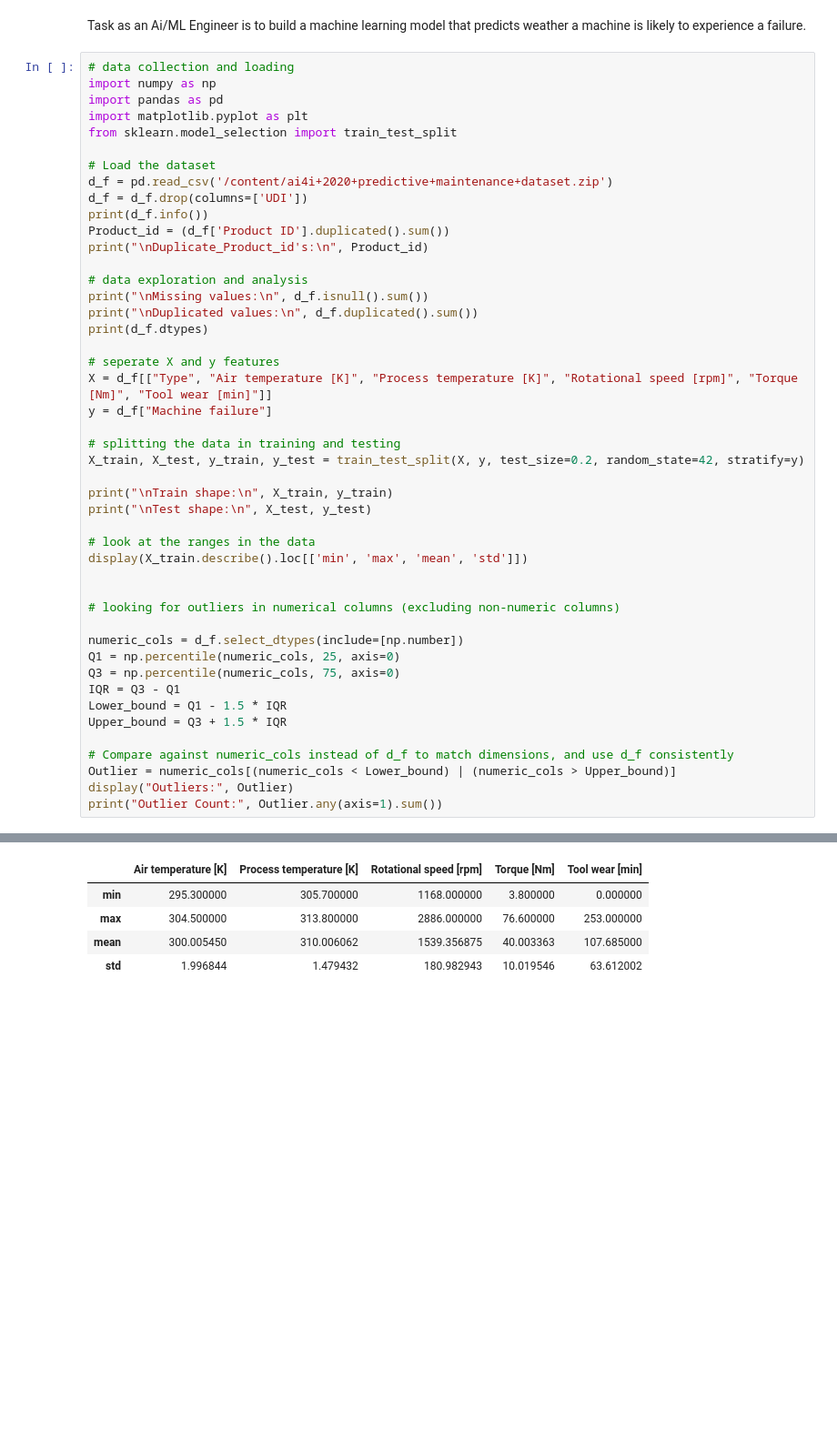
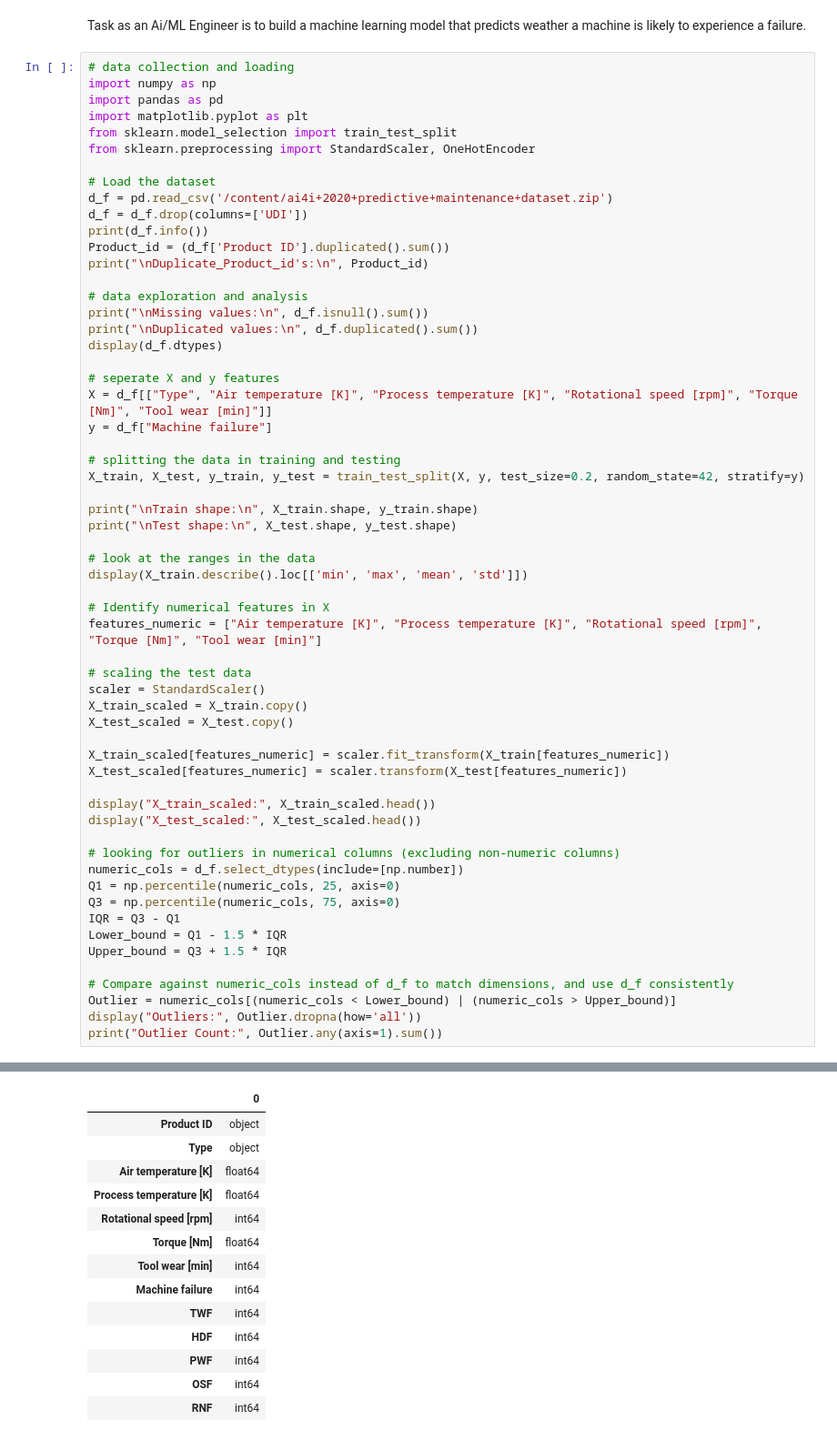
Before and after one commit to pika97/Predictive-Maintenence---Machine-Failure-Prediction, a Jupyter notebook: MLmodel_for_machiner_failure.ipynb, the cells around one changed output, grey strips where cells are left out. Shown at 91% size. Cells and saved outputs as stored; diff of their text form; blank space fills up the shorter version.

```diff
--- a/MLmodel_for_machiner_failure.ipynb
+++ b/MLmodel_for_machiner_failure.ipynb
@@ -40,6 +40,7 @@ import numpy as np
 import pandas as pd
 import matplotlib.pyplot as plt
 from sklearn.model_selection import train_test_split
+from sklearn.preprocessing import StandardScaler, OneHotEncoder
 
 # Load the dataset
 d_f = pd.read_csv('/content/ai4i+2020+predictive+maintenance+dataset.zip')
@@ -51,7 +52,7 @@ print("\nDuplicate_Product_id's:\n", Product_id)
 # data exploration and analysis
 print("\nMissing values:\n", d_f.isnull().sum())
 print("\nDuplicated values:\n", d_f.duplicated().sum())
-print(d_f.dtypes)
+display(d_f.dtypes)
 
 # seperate X and y features
 X = d_f[["Type", "Air temperature [K]", "Process temperature [K]", "Rotational speed [rpm]", "Torque [Nm]", "Tool wear [min]"]]
@@ -60,15 +61,27 @@ y = d_f["Machine failure"]
 # splitting the data in training and testing
 X_train, X_test, y_train, y_test = train_test_split(X, y, test_size=0.2, random_state=42, stratify=y)
 
-print("\nTrain shape:\n", X_train, y_train)
-print("\nTest shape:\n", X_test, y_test)
+print("\nTrain shape:\n", X_train.shape, y_train.shape)
+print("\nTest shape:\n", X_test.shape, y_test.shape)
 
 # look at the ranges in the data
 display(X_train.describe().loc[['min', 'max', 'mean', 'std']])
 
+# Identify numerical features in X
+features_numeric = ["Air temperature [K]", "Process temperature [K]", "Rotational speed [rpm]", "Torque [Nm]", "Tool wear [min]"]
+
+# scaling the test data
+scaler = StandardScaler()
+X_train_scaled = X_train.copy()
+X_test_scaled = X_test.copy()
+
+X_train_scaled[features_numeric] = scaler.fit_transform(X_train[features_numeric])
+X_test_scaled[features_numeric] = scaler.transform(X_test[features_numeric])
+
+display("X_train_scaled:", X_train_scaled.head())
+display("X_test_scaled:", X_test_scaled.head())
 
 # looking for outliers in numerical columns (excluding non-numeric columns)
-
 numeric_cols = d_f.select_dtypes(include=[np.number])
 Q1 = np.percentile(numeric_cols, 25, axis=0)
 Q3 = np.percentile(numeric_cols, 75, axis=0)
@@ -78,7 +91,7 @@ Upper_bound = Q3 + 1.5 * IQR
 
 # Compare against numeric_cols instead of d_f to match dimensions, and use d_f consistently
 Outlier = numeric_cols[(numeric_cols < Lower_bound) | (numeric_cols > Upper_bound)]
-display("Outliers:", Outlier)
+display("Outliers:", Outlier.dropna(how='all'))
 print("Outlier Count:", Outlier.any(axis=1).sum())
 # %% [output]
 <class 'pandas.core.frame.DataFrame'>
@@ -101,5 +114,14 @@ Name: Machine failure, Length: 2000, dtype: int64
-|  | Air temperature [K] | Process temperature [K] | Rotational speed [rpm] | Torque [Nm] | Tool wear [min] |
-| min | 295.300000 | 305.700000 | 1168.000000 | 3.800000 | 0.000000 |
-| max | 304.500000 | 313.800000 | 2886.000000 | 76.600000 | 253.000000 |
-| mean | 300.005450 | 310.006062 | 1539.356875 | 40.003363 | 107.685000 |
-| std | 1.996844 | 1.479432 | 180.982943 | 10.019546 | 63.612002 |
+|  | 0 |
+| Product ID | object |
+| Type | object |
+| Air temperature [K] | float64 |
+| Process temperature [K] | float64 |
+| Rotational speed [rpm] | int64 |
+| Torque [Nm] | float64 |
+| Tool wear [min] | int64 |
+| Machine failure | int64 |
+| TWF | int64 |
+| HDF | int64 |
+| PWF | int64 |
+| OSF | int64 |
+| RNF | int64 |
```
Also changed, not shown: parts of 1 cell of this notebook.
